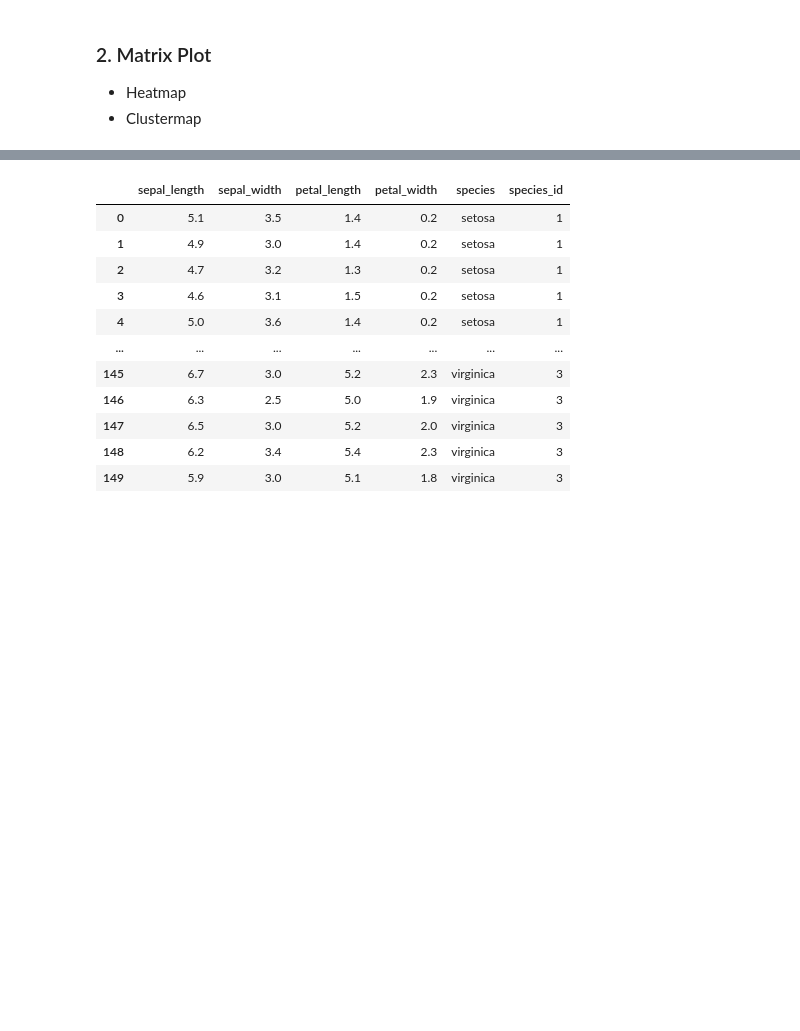
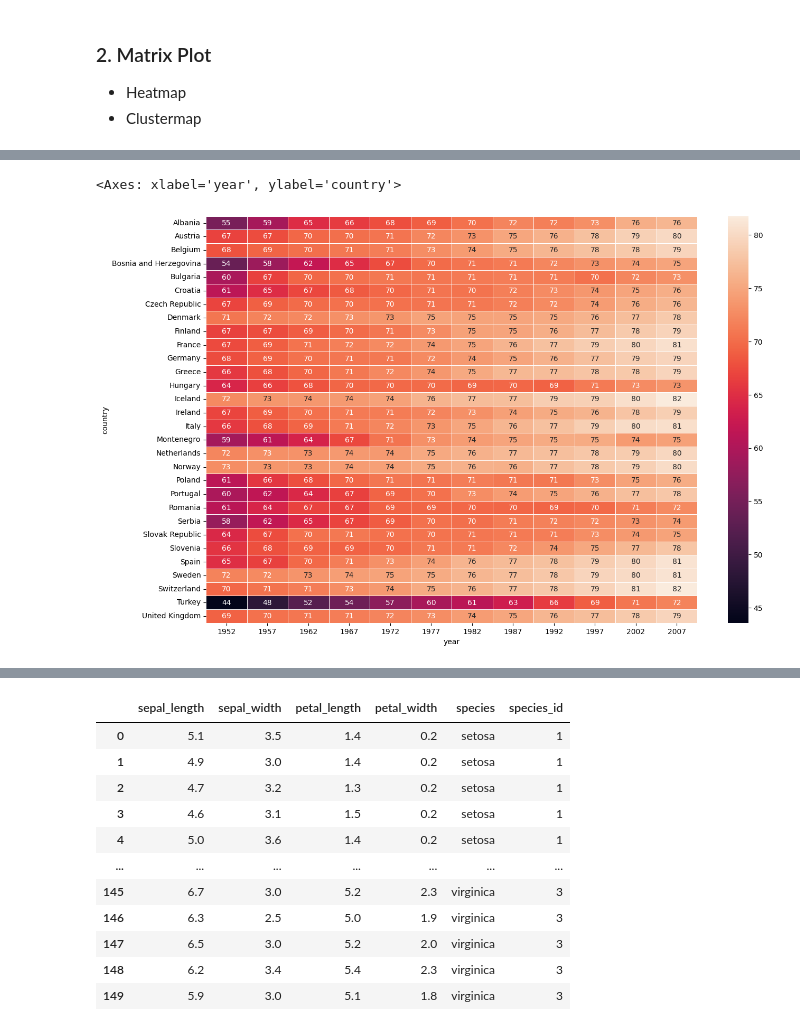
Before and after one commit to sahiil444/PYTHON, a Jupyter notebook: 04_Libraries/05_Seaborn/session_25_seaborn.ipynb, the cells around one changed output, grey strips where cells are left out. Cells and saved outputs as stored; diff of their text form; code cells hidden in the pictures; blank space fills up the shorter version.

```diff
--- a/04_Libraries/05_Seaborn/session_25_seaborn.ipynb
+++ b/04_Libraries/05_Seaborn/session_25_seaborn.ipynb
@@ -373,0 +383,7 @@ sns.kdeplot(data=df,x='total_bill',y='tip')
+# %%
+# linewidth
+plt.figure(figsize=(15,10))
+sns.heatmap(temp_df,annot=True,linewidths=0.5)
+# %% [output]
+<Axes: xlabel='year', ylabel='country'>
+[figure, added]
```
Also changed, not shown: parts of 12 cells of this notebook, 1 other file.
